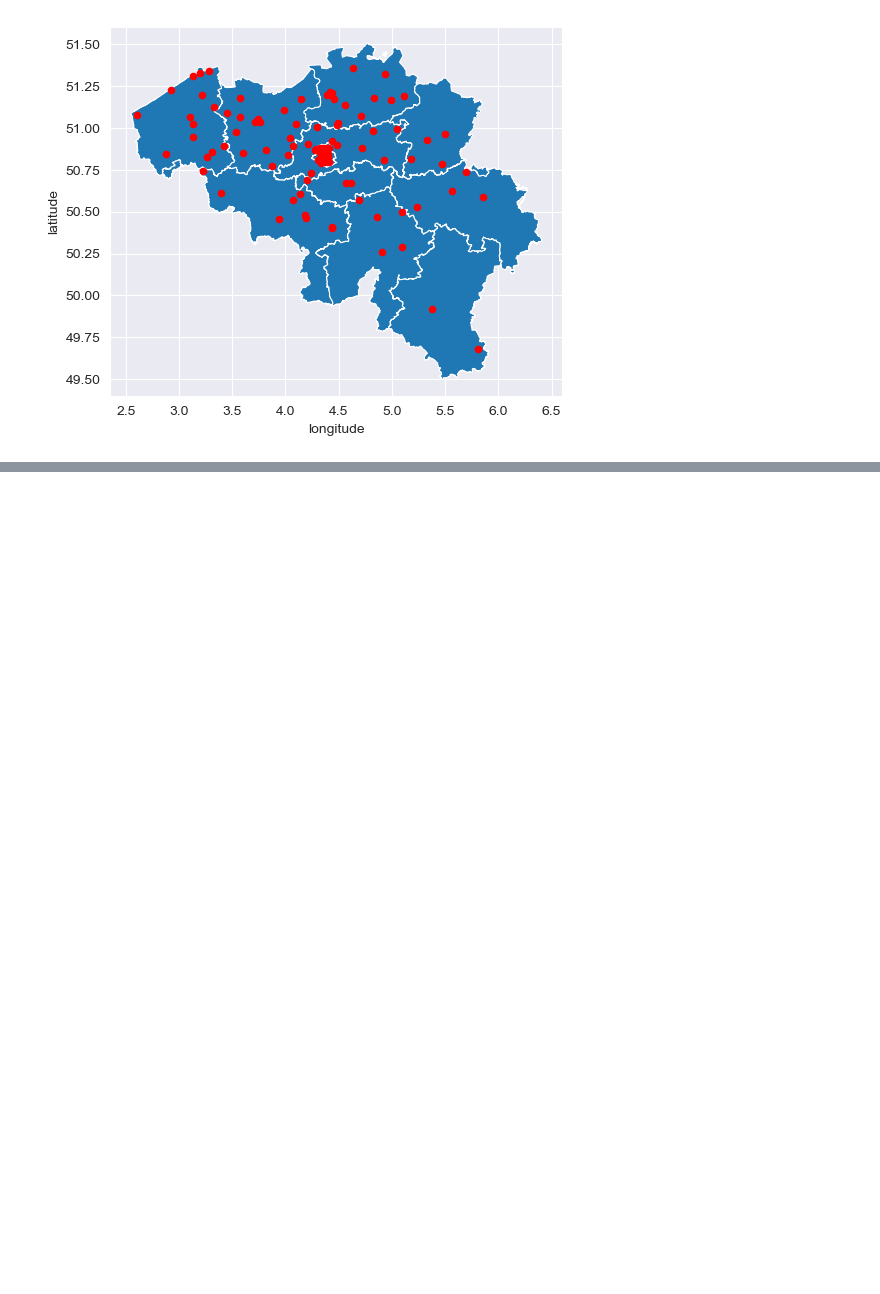
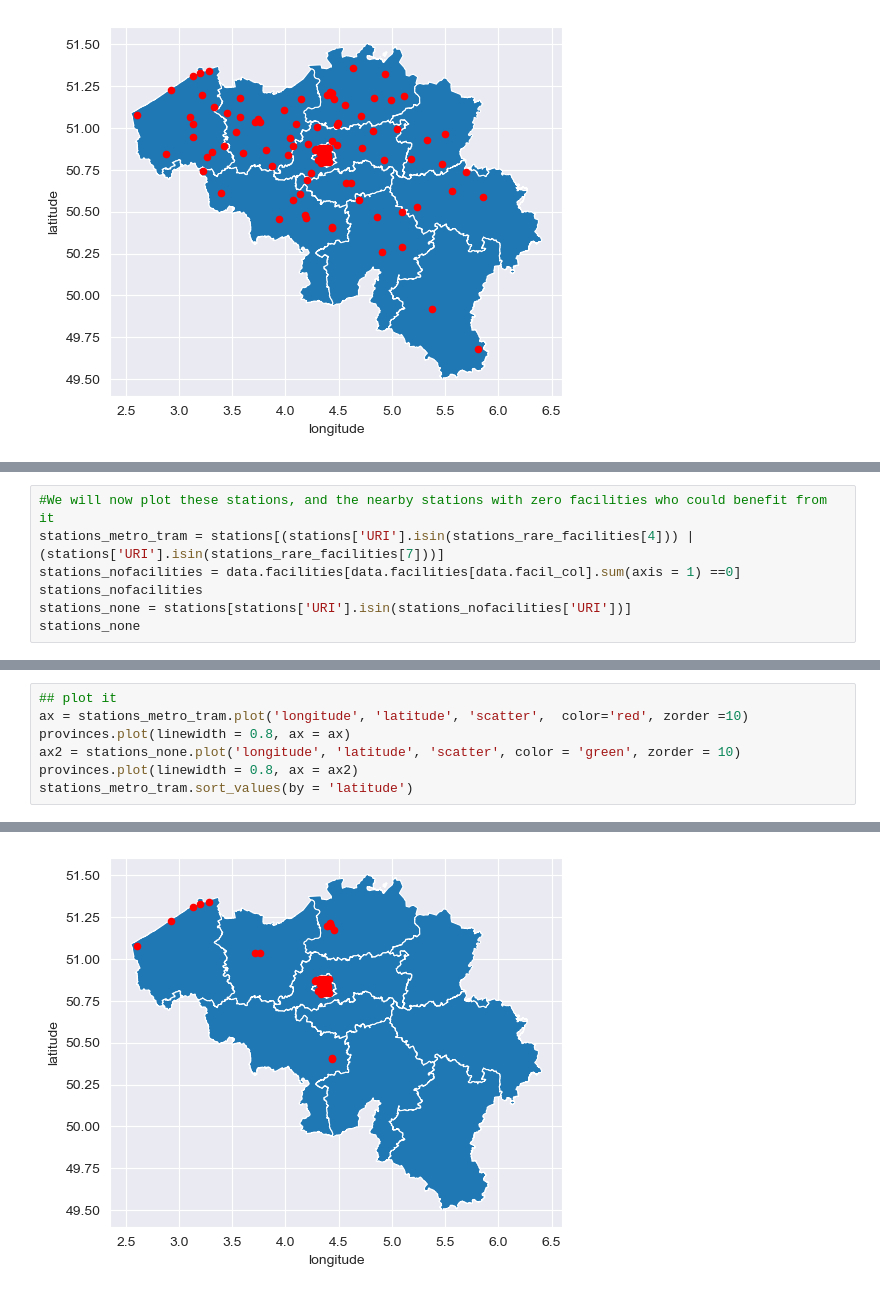
Before and after one commit to Seoyangsam/ACRM, a Jupyter notebook: src/Q14.ipynb, the cells around one changed output, grey strips where cells are left out. Cells and saved outputs as stored; diff of their text form; blank space fills up the shorter version.

```diff
--- a/src/data_processing/Q14.ipynb
+++ b/src/Q14.ipynb
@@ -149,0 +156,7 @@ provinces.plot(linewidth = 0.8, ax = ax)
+# %%
+#We will now plot these stations, and the nearby stations with zero facilities who could benefit from it
+stations_metro_tram = stations[(stations['URI'].isin(stations_rare_facilities[4])) | (stations['URI'].isin(stations_rare_facilities[7]))]
+stations_nofacilities = data.facilities[data.facilities[data.facil_col].sum(axis = 1) ==0]
+stations_nofacilities
+stations_none = stations[stations['URI'].isin(stations_nofacilities['URI'])]
+stations_none
@@ -149,0 +181,8 @@ provinces.plot(linewidth = 0.8, ax = ax)
+# %%
+## plot it
+ax = stations_metro_tram.plot('longitude', 'latitude', 'scatter',  color='red', zorder =10)
+provinces.plot(linewidth = 0.8, ax = ax)
+ax2 = stations_none.plot('longitude', 'latitude', 'scatter', color = 'green', zorder = 10)
+provinces.plot(linewidth = 0.8, ax = ax2)
+stations_metro_tram.sort_values(by = 'latitude')
+# %% [output]
@@ -149,0 +206 @@ provinces.plot(linewidth = 0.8, ax = ax)
+[figure, added]
```
Also changed, not shown: parts of 6 cells of this notebook.
